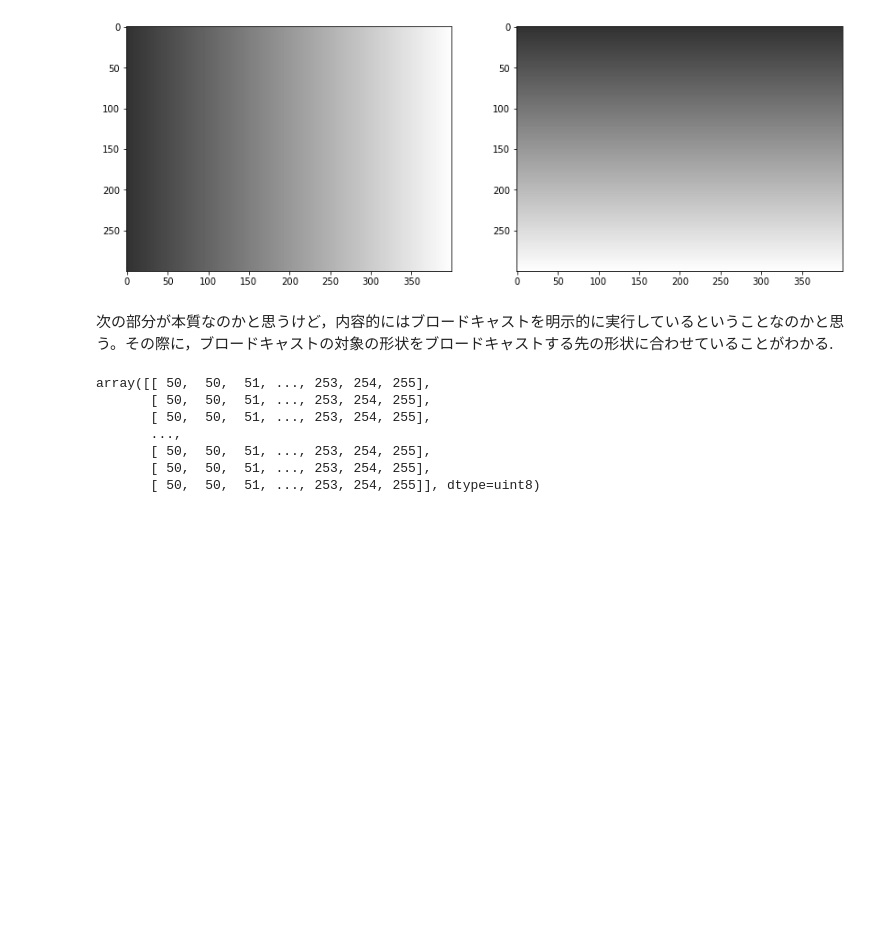
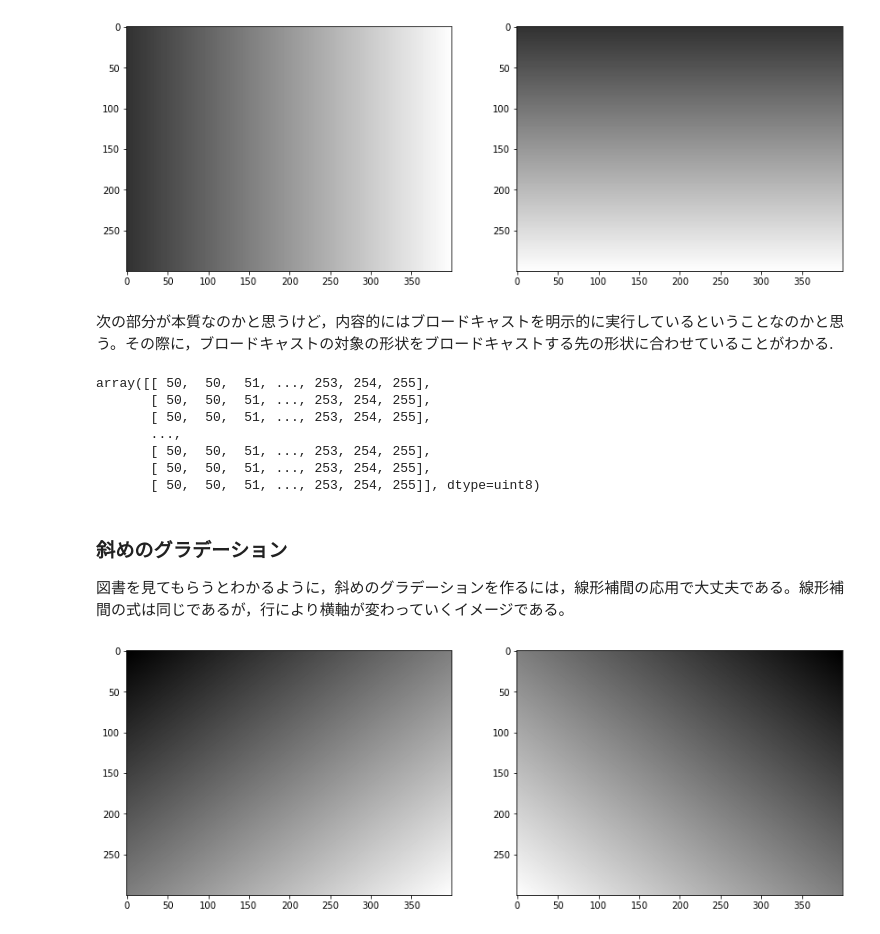
Before and after one commit to nonsabotage/numpy_infinity, a Jupyter notebook: ch04_テンソルと画像処理.ipynb, the cells around one changed output. Saved outputs shown, nothing was run; the diff lists cells and outputs as text; code cells hidden in the pictures; blank space fills up the shorter version.

```diff
--- a/ch04_テンソルと画像処理.ipynb
+++ b/ch04_テンソルと画像処理.ipynb
@@ -238,3 +238,28 @@ array([[ 50,  50,  51, ..., 253, 254, 255],
        [ 50,  50,  51, ..., 253, 254, 255],
        [ 50,  50,  51, ..., 253, 254, 255],
        [ 50,  50,  51, ..., 253, 254, 255]], dtype=uint8)
+# %% [markdown]
+### 斜めのグラデーション
+
+図書を見てもらうとわかるように，斜めのグラデーションを作るには，線形補間の応用で大丈夫である。線形補間の式は同じであるが，行により横軸が変わっていくイメージである。
+# %%
+start_color = 0
+end_color   = 255
+fig = plt.figure(figsize = (14, 8))
+
+img1 = np.zeros((300, 400), dtype = np.uint8)
+img2 = np.zeros_like(img1)
+
+for i in range(img.shape[0]):
+    left  = start_color + (end_color - start_color) * i / img.shape[0] / 2
+    right = (end_color + start_color) / 2 + (end_color - start_color) * i / img.shape[0] / 2
+    img1[i,:]  = np.linspace(left, right, img1.shape[1])
+    img2[i, :] = np.linspace(left, right, img2.shape[1])[::-1]
+
+ax = fig.add_subplot(1, 2, 1)
+ax.imshow(img1, cmap = "gray", vmin = 0, vmax = 255)
+ax = fig.add_subplot(1, 2, 2)
+ax.imshow(img2, cmap = "gray", vmin = 0, vmax = 255)
+plt.show()
+# %% [output]
+[figure, added]
```
Also changed, not shown: parts of 25 cells of this notebook.
